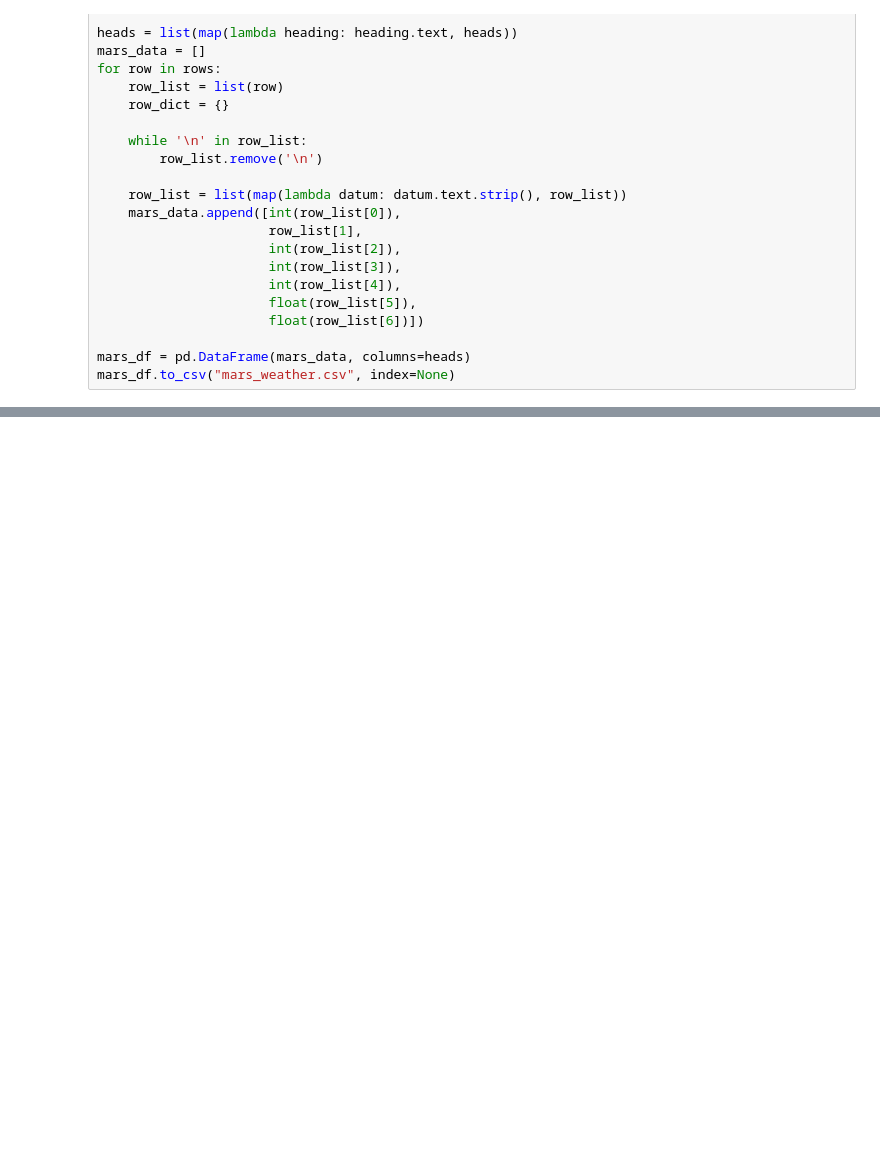
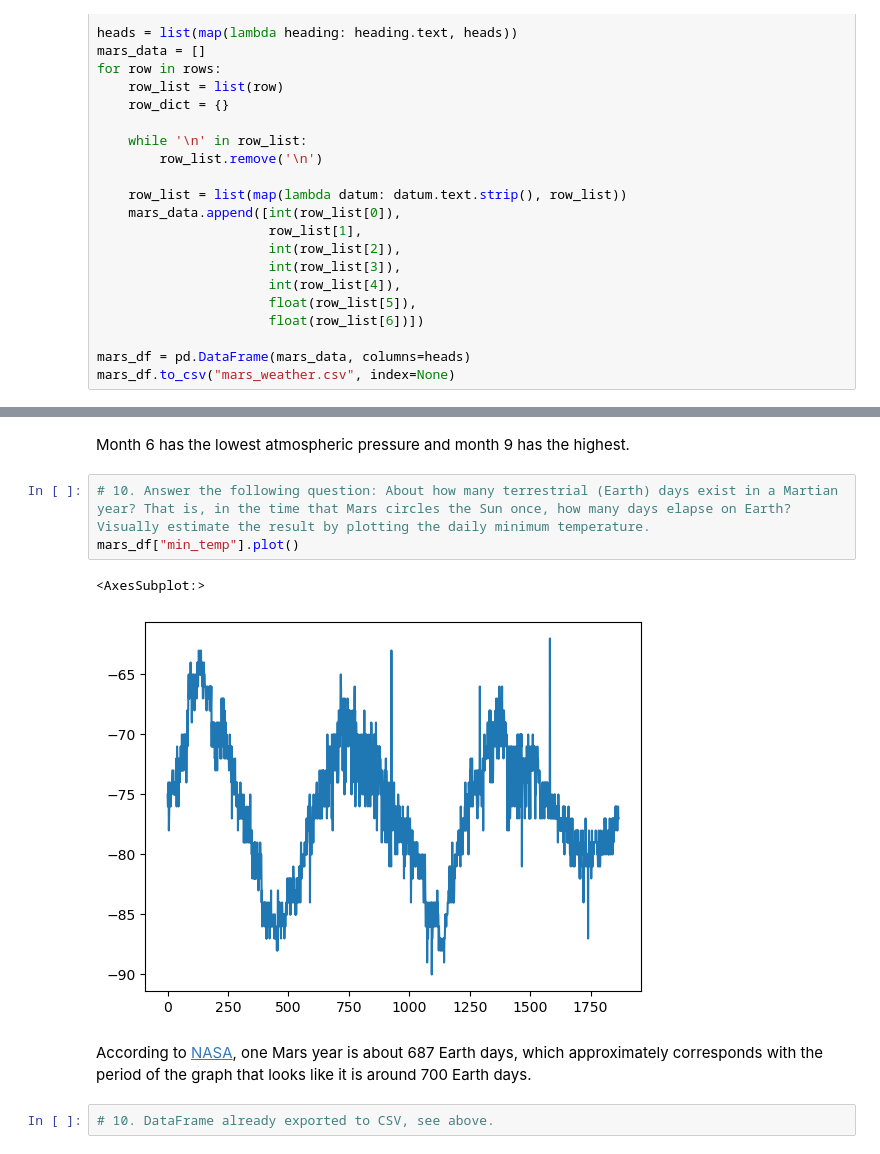
Before and after one commit to kwinterling/Mission-to-Mars, a Jupyter notebook: mars_data_challenge_part_2.ipynb, the cells around one changed output, grey strips where cells are left out. Drawn from its saved outputs; the diff is of its cells as text; blank space fills up the shorter version.

```diff
--- a/mars_data_challenge_part_2.ipynb
+++ b/mars_data_challenge_part_2.ipynb
@@ -55,0 +152,12 @@ mars_df.to_csv("mars_weather.csv", index=None)
+# %% [markdown]
+Month 6 has the lowest atmospheric pressure and month 9 has the highest.
+# %%
+# 10. Answer the following question: About how many terrestrial (Earth) days exist in a Martian year? That is, in the time that Mars circles the Sun once, how many days elapse on Earth? Visually estimate the result by plotting the daily minimum temperature.
+mars_df["min_temp"].plot()
+# %% [output]
+<AxesSubplot:>
+[figure, added]
+# %% [markdown]
+According to [NASA](https://mars.nasa.gov/resources/21392/mars-in-a-minute-how-long-is-a-year-on-mars/), one Mars year is about 687 Earth days, which approximately corresponds with the period of the graph that looks like it is around 700 Earth days.
+# %%
+# 10. DataFrame already exported to CSV, see above.
```
Also changed, not shown: parts of 12 cells of this notebook.
